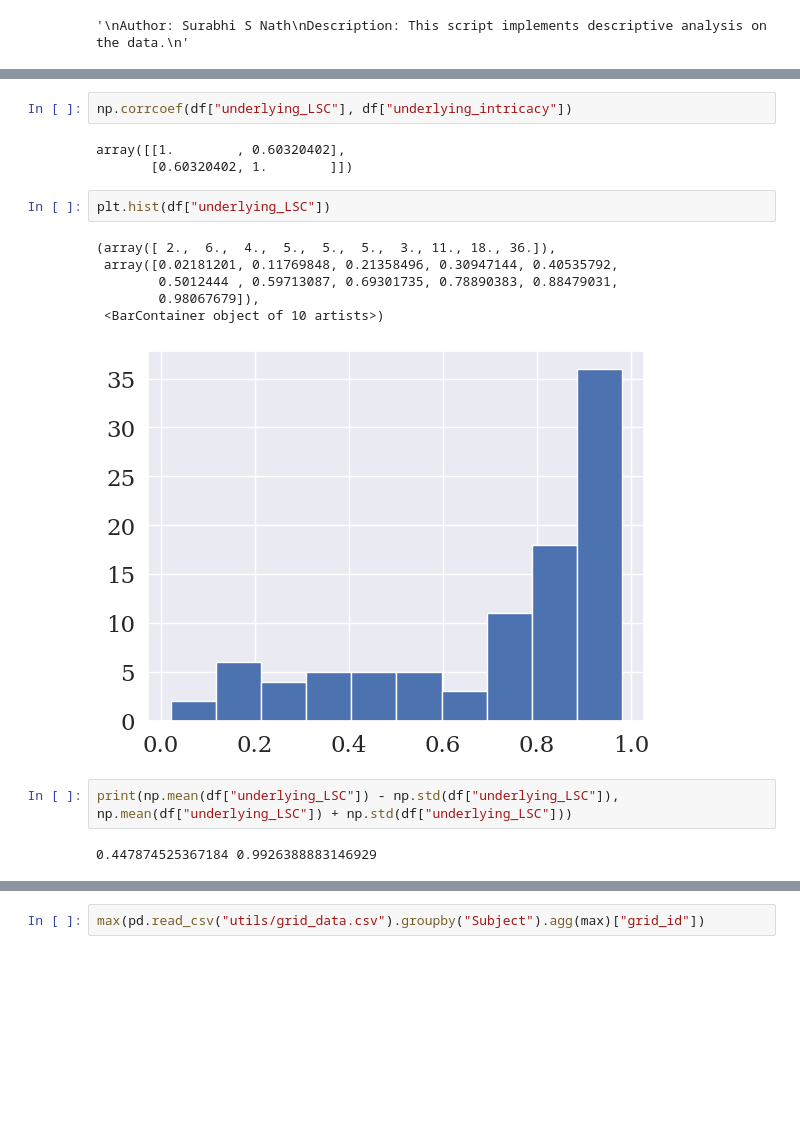
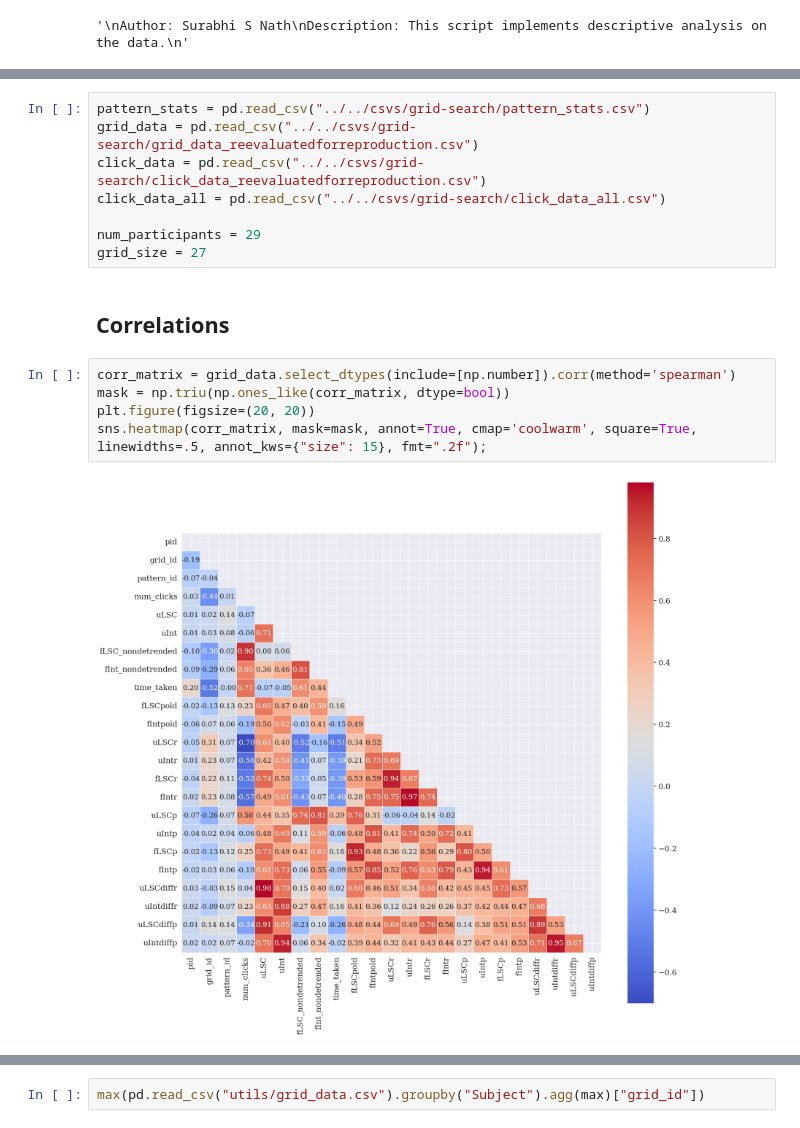
Before and after one commit to surabhisnath/Aesthetic_Curiosity, a Jupyter notebook: scripts/grid-search/DescriptiveAnalysis.ipynb, the cells around one changed output, grey strips where cells are left out. Drawn from its saved outputs; the diff is of its cells as text; blank space fills up the shorter version.

```diff
--- a/scripts/grid-search/DescriptiveAnalysis.ipynb
+++ b/scripts/grid-search/DescriptiveAnalysis.ipynb
@@ -60,18 +31,17 @@ df = df[df["underlying_intricacy"] < 300]
-# %%
-np.corrcoef(df["underlying_LSC"], df["underlying_intricacy"])
-# %% [output]
-array([[1.        , 0.60320402],
-       [0.60320402, 1.        ]])
-# %%
-plt.hist(df["underlying_LSC"])
-# %% [output]
-(array([ 2.,  6.,  4.,  5.,  5.,  5.,  3., 11., 18., 36.]),
- array([0.02181201, 0.11769848, 0.21358496, 0.30947144, 0.40535792,
-        0.5012444 , 0.59713087, 0.69301735, 0.78890383, 0.88479031,
-        0.98067679]),
- <BarContainer object of 10 artists>)
-[figure, removed]
-# %%
-print(np.mean(df["underlying_LSC"]) - np.std(df["underlying_LSC"]), np.mean(df["underlying_LSC"]) + np.std(df["underlying_LSC"]))
-# %% [output]
-0.447874525367184 0.9926388883146929
+# %%
+pattern_stats = pd.read_csv("../../csvs/grid-search/pattern_stats.csv")
+grid_data = pd.read_csv("../../csvs/grid-search/grid_data_reevaluatedforreproduction.csv")
+click_data = pd.read_csv("../../csvs/grid-search/click_data_reevaluatedforreproduction.csv")
+click_data_all = pd.read_csv("../../csvs/grid-search/click_data_all.csv")
+
+num_participants = 29
+grid_size = 27
+# %% [markdown]
+## Correlations
+# %%
+corr_matrix = grid_data.select_dtypes(include=[np.number]).corr(method='spearman')
+mask = np.triu(np.ones_like(corr_matrix, dtype=bool))
+plt.figure(figsize=(20, 20))
+sns.heatmap(corr_matrix, mask=mask, annot=True, cmap='coolwarm', square=True, linewidths=.5, annot_kws={"size": 15}, fmt=".2f");
+# %% [output]
+[figure, added]
```
Also changed, not shown: parts of 16 cells of this notebook, 24 other files.
